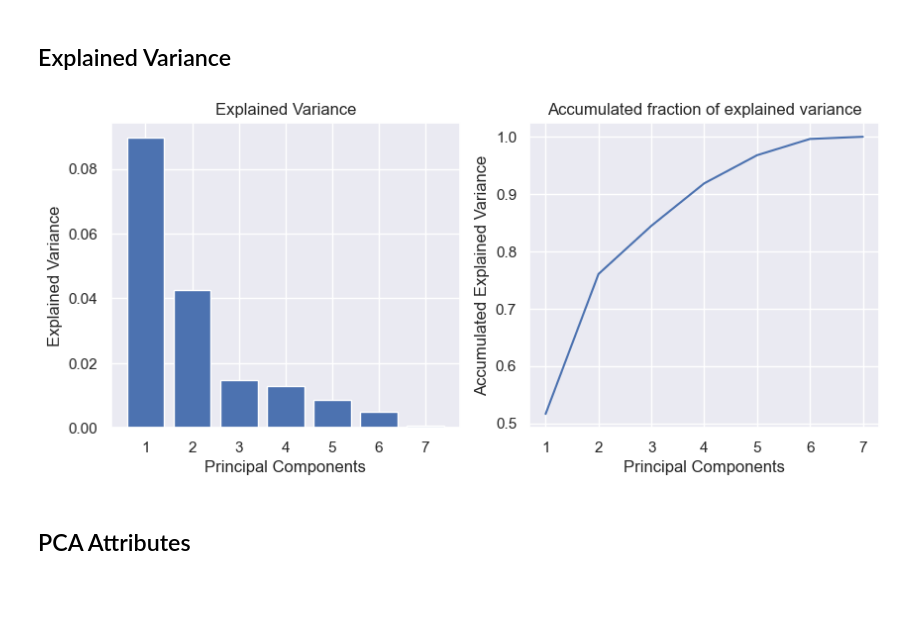
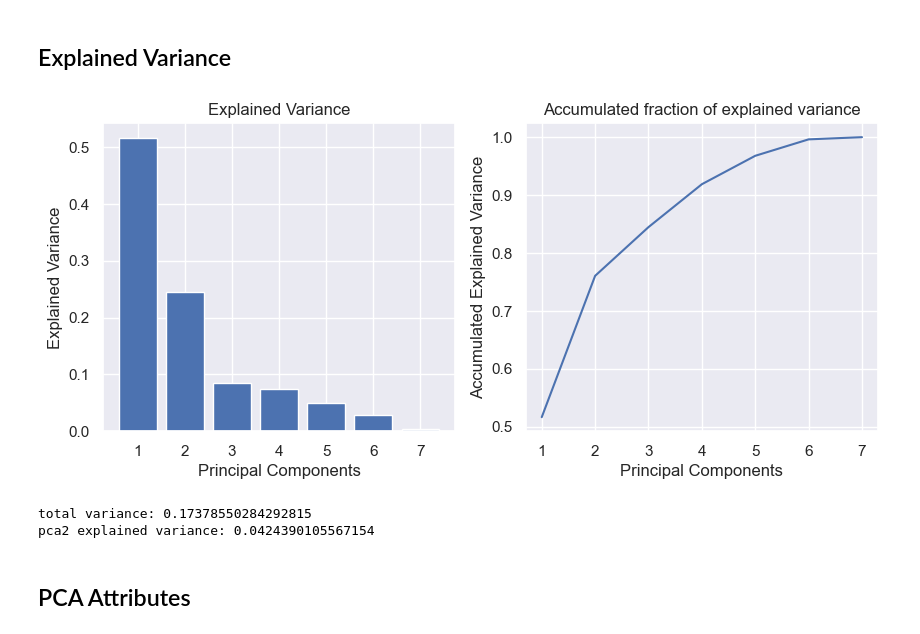
Before and after one commit to frejaroed/machine-learning-project-1, a Jupyter notebook: main.ipynb, the cells around one changed output. Drawn from its saved outputs; the diff is of its cells as text; code cells hidden in the pictures; blank space fills up the shorter version.

Commit message:
fixed histograms

```diff
--- a/main.ipynb
+++ b/main.ipynb
@@ -335,32 +352,37 @@ plt.show()
 # %%
 # Explained variance plot
 fig, axs = plt.subplots(1, 2, figsize=(10, 4))
 axs[0].set_title('Explained Variance')
 axs[0].set_xlabel('Principal Components')
 axs[0].set_ylabel('Explained Variance')
 
 # Bar plot for explained variance
 ### BEGIN SOLUTION
-axs[0].bar(range(1, 7+1), pca.explained_variance_)
+axs[0].bar(range(1, 7+1), pca.explained_variance_ratio_)
 ### END SOLUTION
 
 # Accumulated explained variance plot
 axs[1].set_title('Accumulated fraction of explained variance')
 axs[1].set_xlabel('Principal Components')
 axs[1].set_ylabel('Accumulated Explained Variance')
 
 # Line plot for accumulated explained variance
 ### BEGIN SOLUTION
 axs[1].plot(np.arange(1, len(pca.explained_variance_ratio_) + 1),
             pca.explained_variance_ratio_.cumsum())
 
 # After your plotting calls
 axs[0].set_xticks(np.arange(1, 7 + 1))  # 1..7 for bar plot
 axs[1].set_xticks(np.arange(1, 7 + 1))  # 1..7 for line plot
 ### END SOLUTION
 plt.show()
+
+print(f'total variance: {pca.explained_variance_.sum()}')
+print(f'pca2 explained variance: {pca.explained_variance_[1]}')
 # %% [output]
-[figure, old version]
+[figure, new version]
+total variance: 0.17378550284292815
+pca2 explained variance: 0.0424390105567154
 # %% [markdown]
 ## PCA Attributes
 # %%
```
Also changed, not shown: parts of 2 cells of this notebook.
